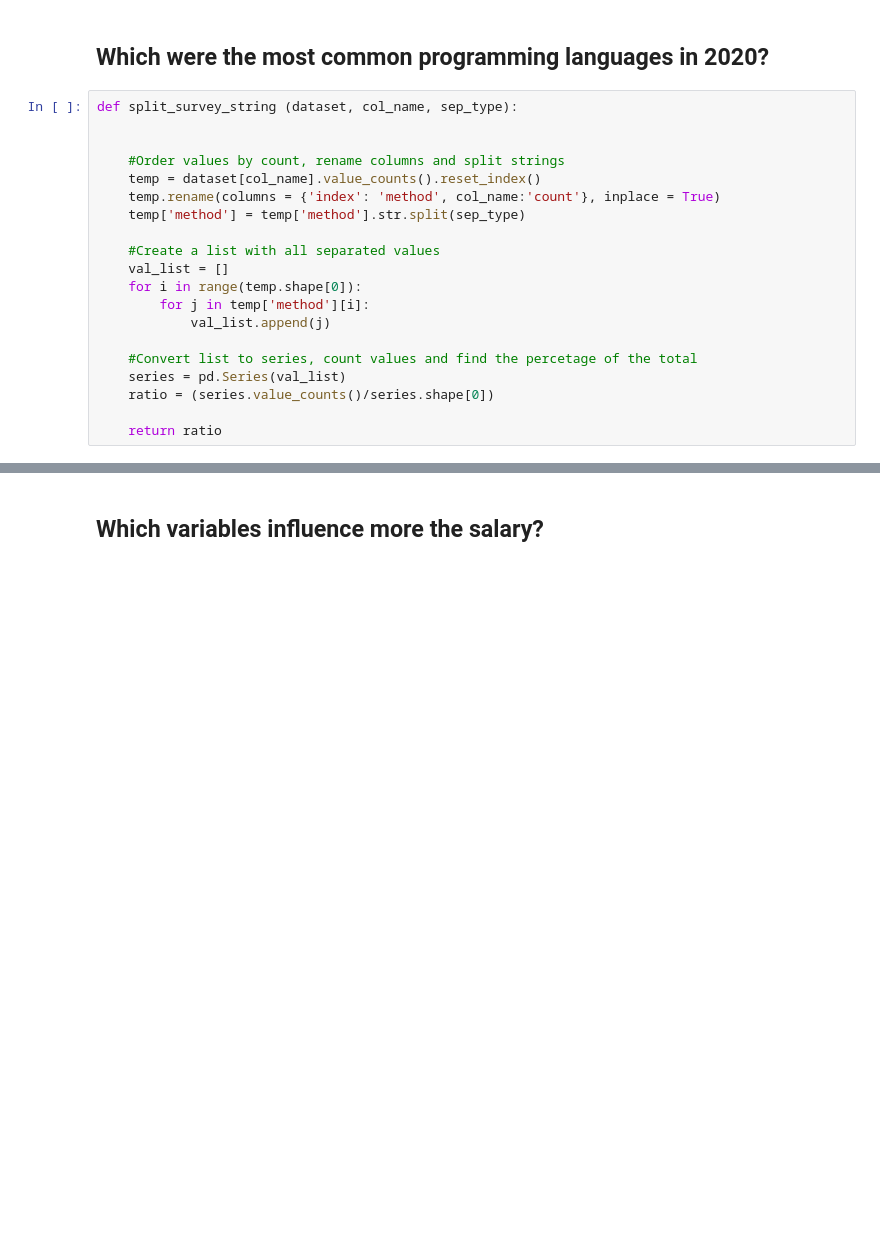
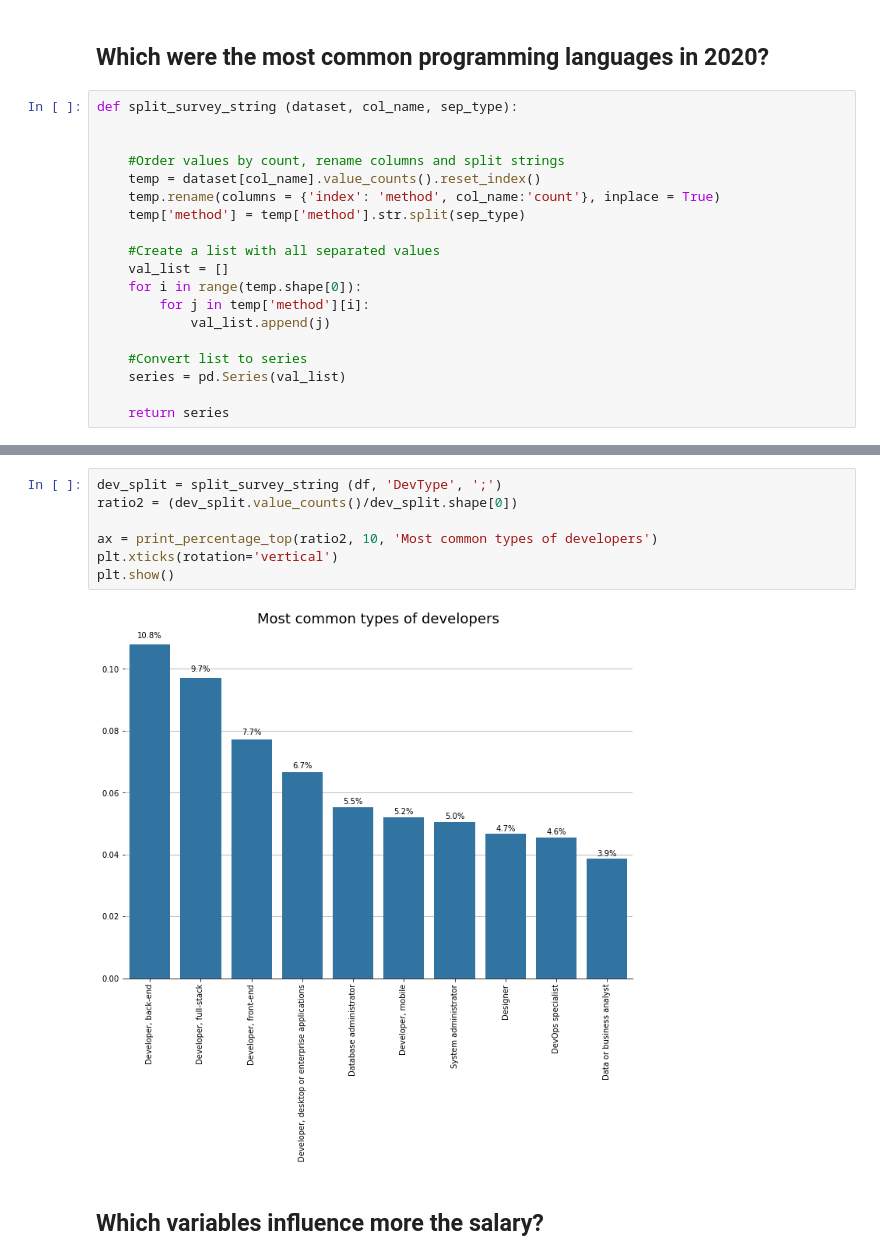
Before and after one commit to rubenvf/Stack_Overflow_Survey_2020, a Jupyter notebook: StackOverflowPost.ipynb, the cells around one changed output, grey strips where cells are left out. Drawn from its saved outputs; the diff is of its cells as text; blank space fills up the shorter version.

```diff
--- a/StackOverflowPost.ipynb
+++ b/StackOverflowPost.ipynb
@@ -81,8 +88,7 @@ def split_survey_string (dataset, col_name, sep_type):
         for j in temp['method'][i]:
             val_list.append(j)
 
-    #Convert list to series, count values and find the percetage of the total
+    #Convert list to series
     series = pd.Series(val_list)
-    ratio = (series.value_counts()/series.shape[0])
 
-    return ratio
+    return series
@@ -157,3 +145,12 @@ print_percentage_top(df.JobSat, 1000, title = 'Job satisfaction')
+# %%
+dev_split = split_survey_string (df, 'DevType', ';')
+ratio2 = (dev_split.value_counts()/dev_split.shape[0])
+
+ax = print_percentage_top(ratio2, 10, 'Most common types of developers')
+plt.xticks(rotation='vertical')
+plt.show()
+# %% [output]
+[figure, added]
 # %% [markdown]
 ## Which variables influence more the salary?
 # %% [markdown]
```
Also changed, not shown: parts of 37 cells of this notebook.
